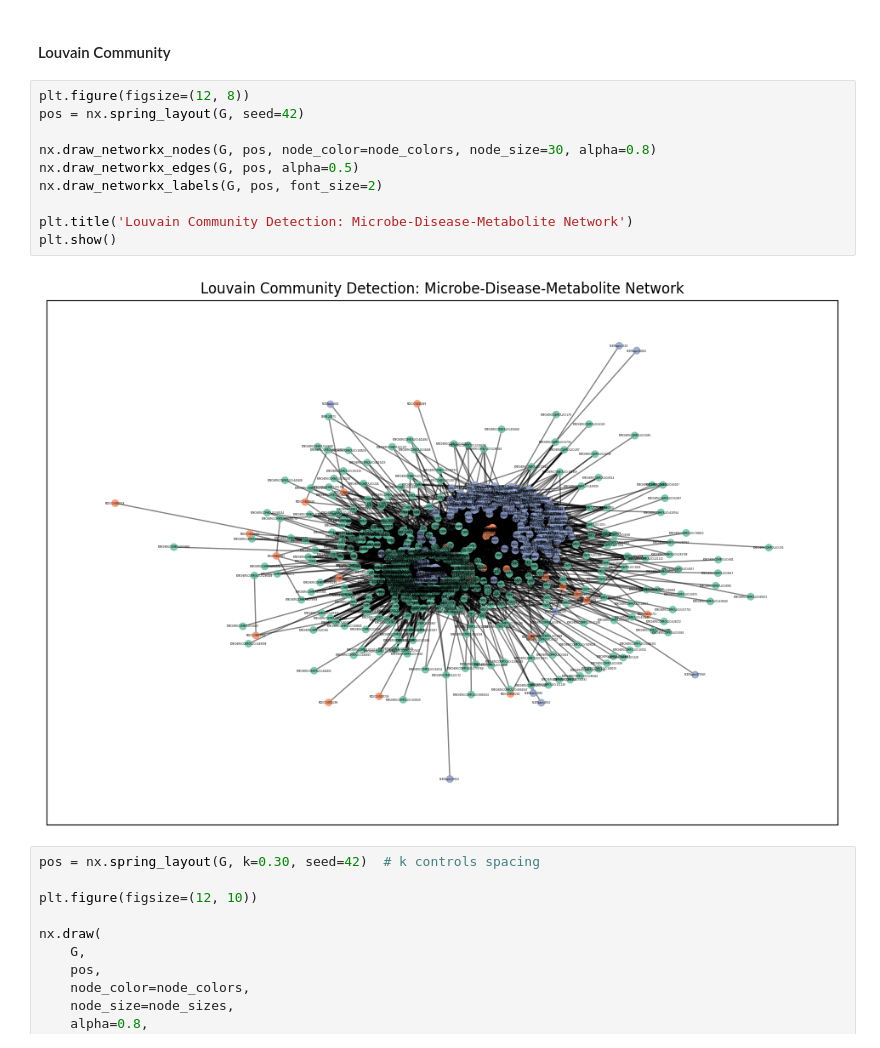
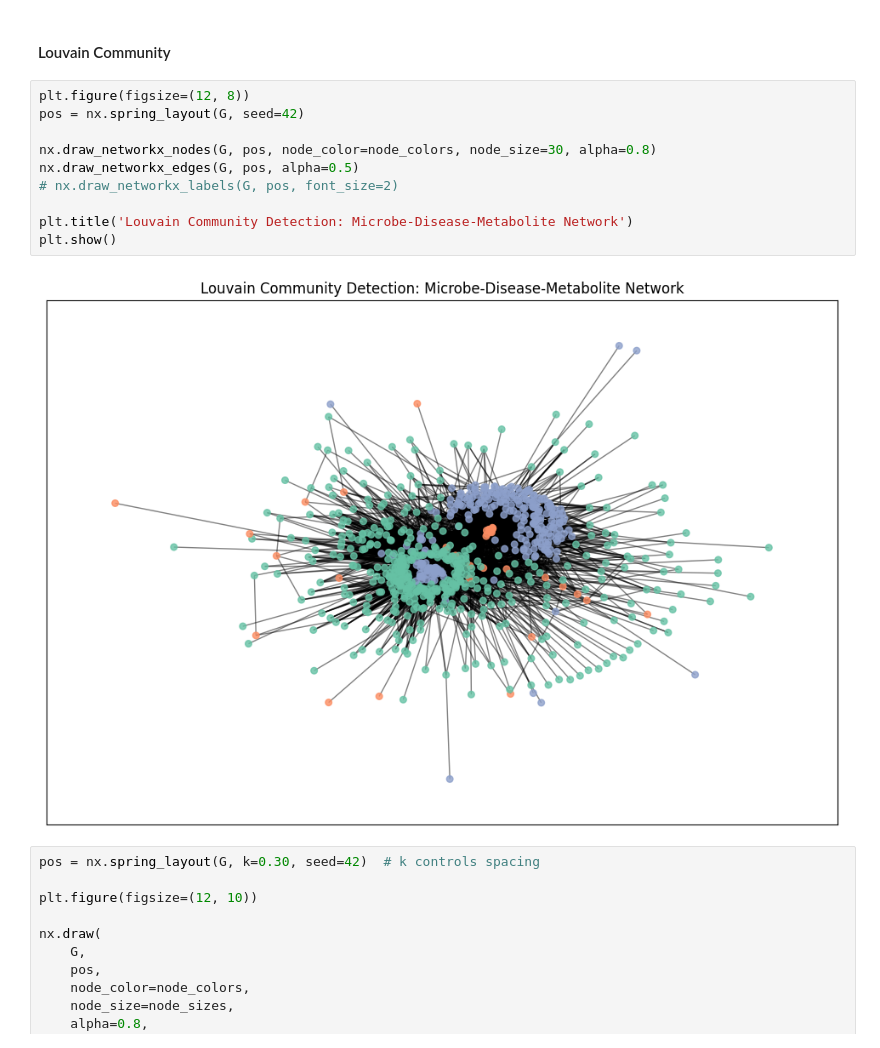
Before and after one commit to lucyzhang95/Network_Analysis, a Jupyter notebook: graph_network_analysis.ipynb, the cells around one changed output. Saved outputs shown, nothing was run; the diff lists cells and outputs as text.

```diff
--- a/graph_network_analysis.ipynb
+++ b/graph_network_analysis.ipynb
@@ -936,15 +936,15 @@ node_sizes = [50 + 50 * degree_centrality[node] for node in G.nodes()]
 # %%
 plt.figure(figsize=(12, 8))
 pos = nx.spring_layout(G, seed=42)
 
 nx.draw_networkx_nodes(G, pos, node_color=node_colors, node_size=30, alpha=0.8)
 nx.draw_networkx_edges(G, pos, alpha=0.5)
-nx.draw_networkx_labels(G, pos, font_size=2)
+# nx.draw_networkx_labels(G, pos, font_size=2)
 
 plt.title('Louvain Community Detection: Microbe-Disease-Metabolite Network')
 plt.show()
 # %% [output]
-[figure, old version]
+[figure, new version]
 # %%
 pos = nx.spring_layout(G, k=0.30, seed=42)  # k controls spacing
 
```
Also changed, not shown: parts of 5 cells of this notebook.
